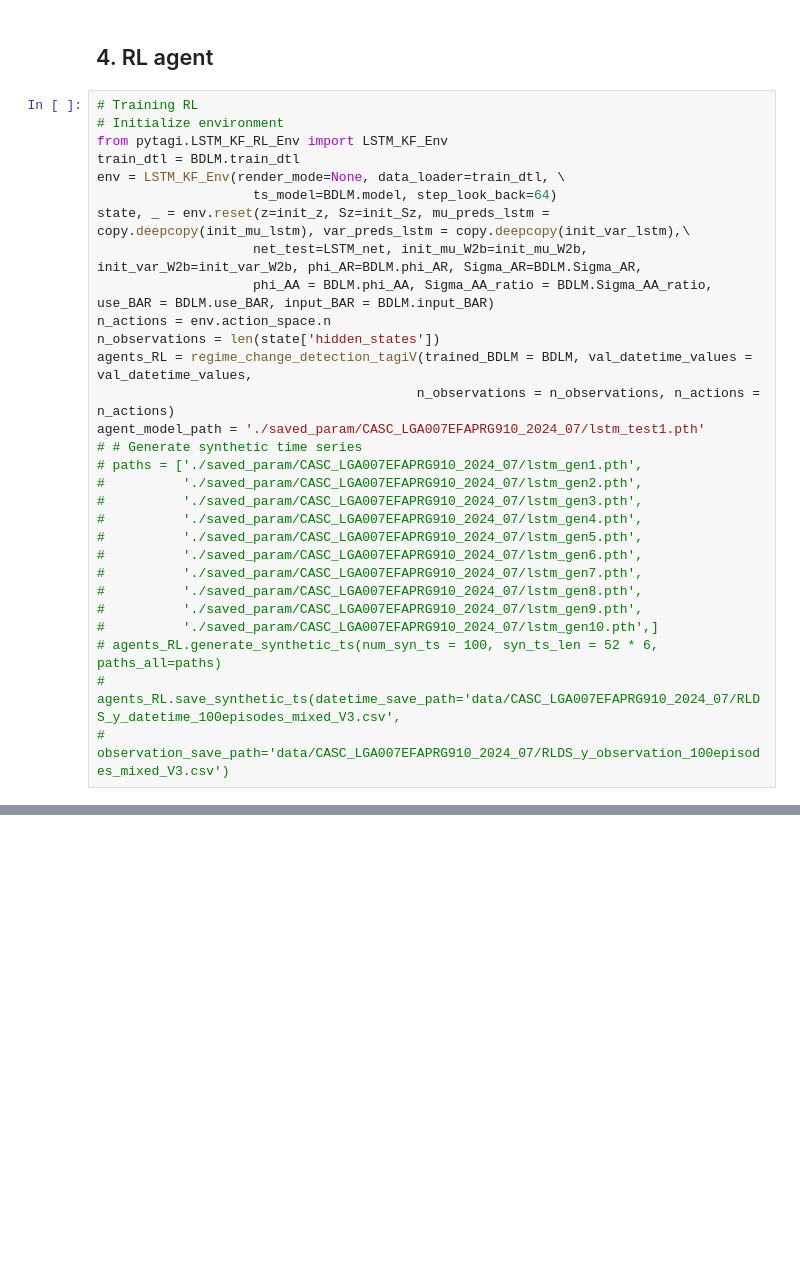
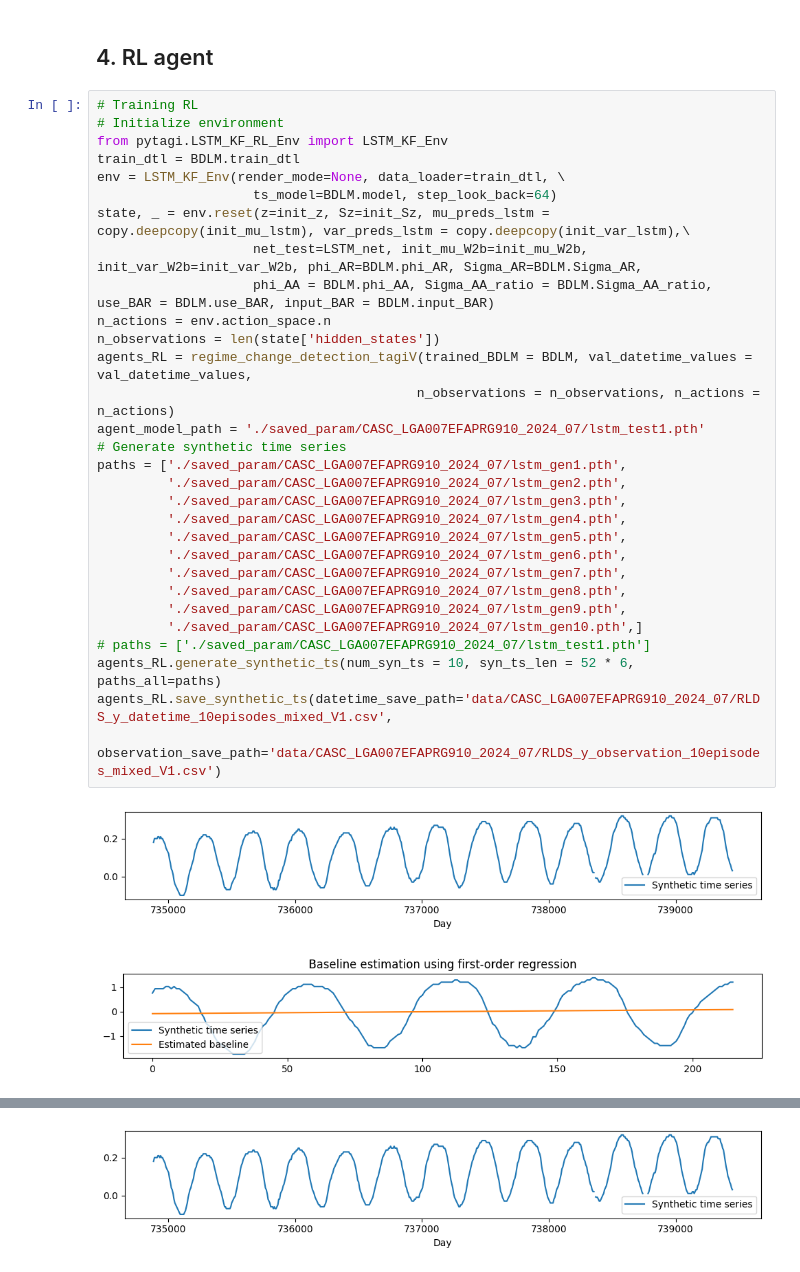
Before and after one commit to zhanwen-xin/cuTAGI, a Jupyter notebook: examples/ITV_CASC_LGA007EFAPRG910_202407.ipynb, the cells around one changed output, grey strips where cells are left out. Cells and saved outputs as stored; diff of their text form; blank space fills up the shorter version.

```diff
--- a/examples/ITV_CASC_LGA007EFAPRG910_202407.ipynb
+++ b/examples/ITV_CASC_LGA007EFAPRG910_202407.ipynb
@@ -123,29 +116,33 @@ BDLM.check_AA(plot = True)
 # %%
 # Training RL
 # Initialize environment
 from pytagi.LSTM_KF_RL_Env import LSTM_KF_Env
 train_dtl = BDLM.train_dtl
 env = LSTM_KF_Env(render_mode=None, data_loader=train_dtl, \
                     ts_model=BDLM.model, step_look_back=64)
 state, _ = env.reset(z=init_z, Sz=init_Sz, mu_preds_lstm = copy.deepcopy(init_mu_lstm), var_preds_lstm = copy.deepcopy(init_var_lstm),\
                     net_test=LSTM_net, init_mu_W2b=init_mu_W2b, init_var_W2b=init_var_W2b, phi_AR=BDLM.phi_AR, Sigma_AR=BDLM.Sigma_AR,
                     phi_AA = BDLM.phi_AA, Sigma_AA_ratio = BDLM.Sigma_AA_ratio, use_BAR = BDLM.use_BAR, input_BAR = BDLM.input_BAR)
 n_actions = env.action_space.n
 n_observations = len(state['hidden_states'])
 agents_RL = regime_change_detection_tagiV(trained_BDLM = BDLM, val_datetime_values = val_datetime_values,
                                          n_observations = n_observations, n_actions = n_actions)
 agent_model_path = './saved_param/CASC_LGA007EFAPRG910_2024_07/lstm_test1.pth'
-# # Generate synthetic time series
-# paths = ['./saved_param/CASC_LGA007EFAPRG910_2024_07/lstm_gen1.pth',
-#          './saved_param/CASC_LGA007EFAPRG910_2024_07/lstm_gen2.pth',
-#          './saved_param/CASC_LGA007EFAPRG910_2024_07/lstm_gen3.pth',
-#          './saved_param/CASC_LGA007EFAPRG910_2024_07/lstm_gen4.pth',
-#          './saved_param/CASC_LGA007EFAPRG910_2024_07/lstm_gen5.pth',
-#          './saved_param/CASC_LGA007EFAPRG910_2024_07/lstm_gen6.pth',
-#          './saved_param/CASC_LGA007EFAPRG910_2024_07/lstm_gen7.pth',
-#          './saved_param/CASC_LGA007EFAPRG910_2024_07/lstm_gen8.pth',
-#          './saved_param/CASC_LGA007EFAPRG910_2024_07/lstm_gen9.pth',
-#          './saved_param/CASC_LGA007EFAPRG910_2024_07/lstm_gen10.pth',]
-# agents_RL.generate_synthetic_ts(num_syn_ts = 100, syn_ts_len = 52 * 6, paths_all=paths)
-# agents_RL.save_synthetic_ts(datetime_save_path='data/CASC_LGA007EFAPRG910_2024_07/RLDS_y_datetime_100episodes_mixed_V3.csv',
-#                             observation_save_path='data/CASC_LGA007EFAPRG910_2024_07/RLDS_y_observation_100episodes_mixed_V3.csv')
+# Generate synthetic time series
+paths = ['./saved_param/CASC_LGA007EFAPRG910_2024_07/lstm_gen1.pth',
+         './saved_param/CASC_LGA007EFAPRG910_2024_07/lstm_gen2.pth',
+         './saved_param/CASC_LGA007EFAPRG910_2024_07/lstm_gen3.pth',
+         './saved_param/CASC_LGA007EFAPRG910_2024_07/lstm_gen4.pth',
+         './saved_param/CASC_LGA007EFAPRG910_2024_07/lstm_gen5.pth',
+         './saved_param/CASC_LGA007EFAPRG910_2024_07/lstm_gen6.pth',
+         './saved_param/CASC_LGA007EFAPRG910_2024_07/lstm_gen7.pth',
+         './saved_param/CASC_LGA007EFAPRG910_2024_07/lstm_gen8.pth',
+         './saved_param/CASC_LGA007EFAPRG910_2024_07/lstm_gen9.pth',
+         './saved_param/CASC_LGA007EFAPRG910_2024_07/lstm_gen10.pth',]
+# paths = ['./saved_param/CASC_LGA007EFAPRG910_2024_07/lstm_test1.pth']
+agents_RL.generate_synthetic_ts(num_syn_ts = 10, syn_ts_len = 52 * 6, paths_all=paths)
+agents_RL.save_synthetic_ts(datetime_save_path='data/CASC_LGA007EFAPRG910_2024_07/RLDS_y_datetime_10episodes_mixed_V1.csv',
+                             observation_save_path='data/CASC_LGA007EFAPRG910_2024_07/RLDS_y_observation_10episodes_mixed_V1.csv')
+# %% [output]
+[figure, added]
+[figure, added]
@@ -151,0 +151 @@ agent_model_path = './saved_param/CASC_LGA007EFAPRG910_2024_07/lstm_test1.pth'
+[figure, added]
```
Also changed, not shown: parts of 6 cells of this notebook, 1 other file.
